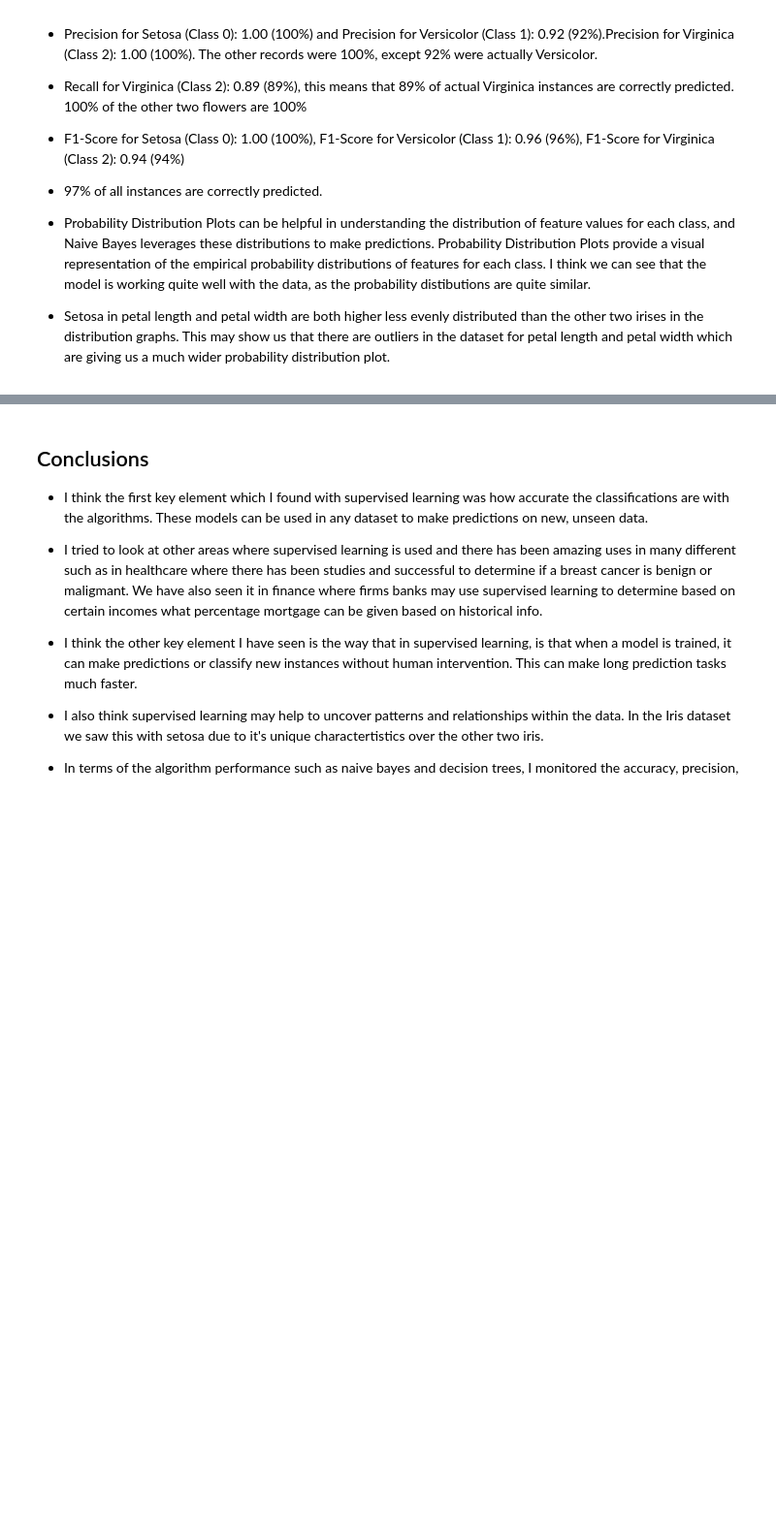
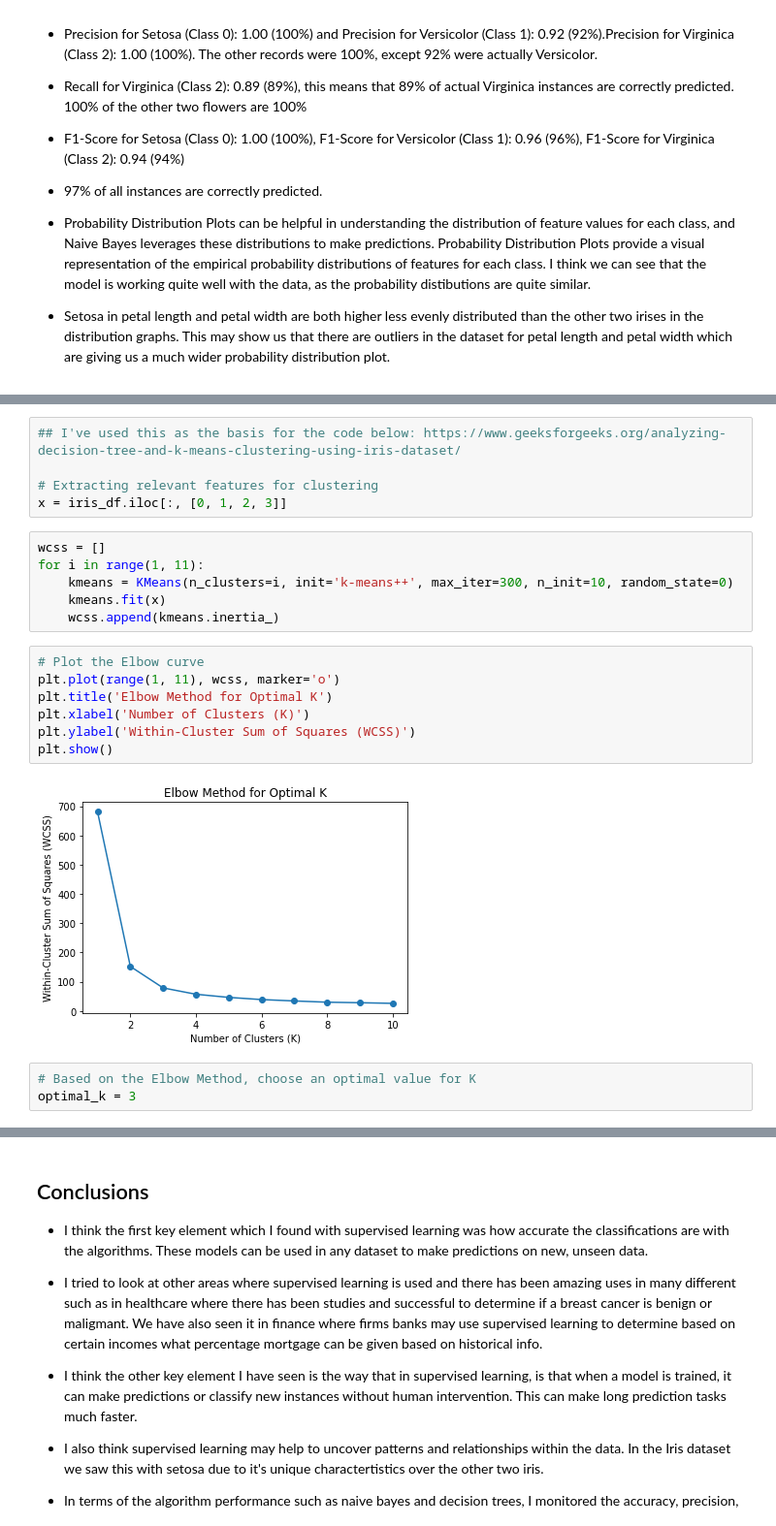
Before and after one commit to KenLin765/machine-learning-and-statistics, a Jupyter notebook: project.ipynb, the cells around one changed output, grey strips where cells are left out. Shown at 97% size. Drawn from its saved outputs; the diff is of its cells as text; blank space fills up the shorter version.

```diff
--- a/project.ipynb
+++ b/project.ipynb
@@ -577,0 +610,23 @@ for feature in X.columns:
+# %%
+## I've used this as the basis for the code below: https://www.geeksforgeeks.org/analyzing-decision-tree-and-k-means-clustering-using-iris-dataset/
+
+# Extracting relevant features for clustering
+x = iris_df.iloc[:, [0, 1, 2, 3]]
+# %%
+wcss = []
+for i in range(1, 11):
+    kmeans = KMeans(n_clusters=i, init='k-means++', max_iter=300, n_init=10, random_state=0)
+    kmeans.fit(x)
+    wcss.append(kmeans.inertia_)
+# %%
+# Plot the Elbow curve
+plt.plot(range(1, 11), wcss, marker='o')
+plt.title('Elbow Method for Optimal K')
+plt.xlabel('Number of Clusters (K)')
+plt.ylabel('Within-Cluster Sum of Squares (WCSS)')
+plt.show()
+# %% [output]
+[figure, added]
+# %%
+# Based on the Elbow Method, choose an optimal value for K
+optimal_k = 3
```
Also changed, not shown: parts of 21 cells of this notebook, 1 other file.
